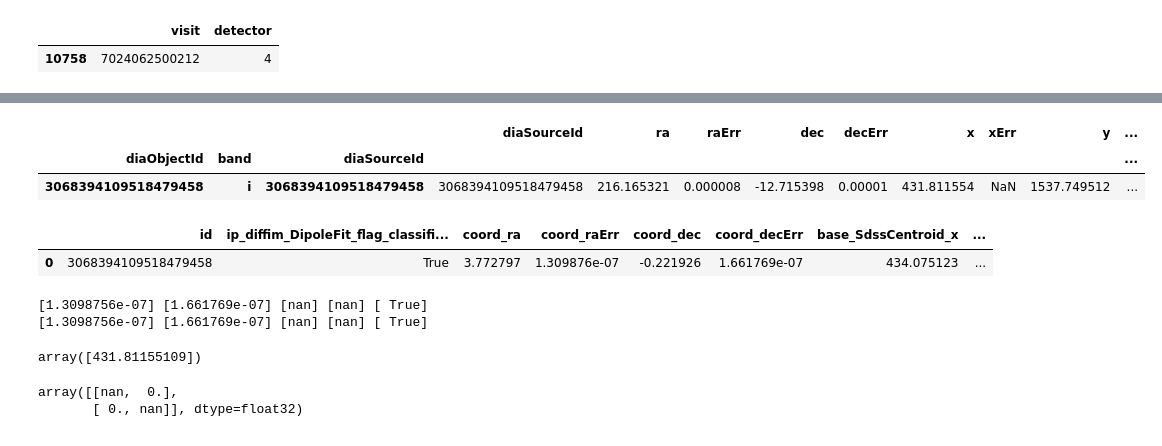
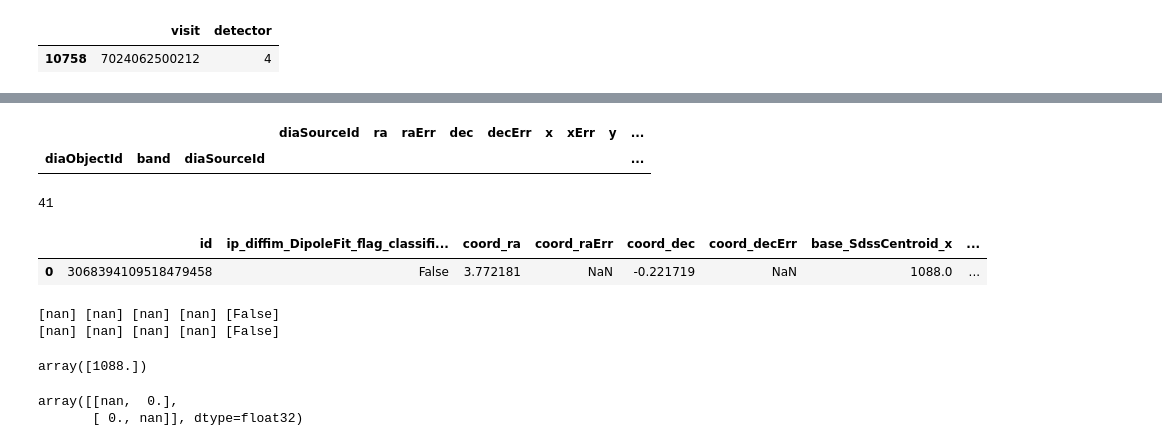
Before and after one commit to lsst-sitcom/notebooks_dia, a Jupyter notebook: DM-46125.ipynb, the cells around one changed output, grey strips where cells are left out. Drawn from its saved outputs; the diff is of its cells as text; code cells hidden in the pictures.

```diff
--- a/DM-46125.ipynb
+++ b/DM-46125.ipynb
@@ -684,24 +764,27 @@ src4_field
 # %%
 # creating a minimal example
 # this is an example where xErr and yErr are NaN, but raErr and decErr are not NaN
 import lsst.daf.butler as dafButler
 
 repo = 'embargo_or4'
 instrument = 'LSSTComCamSim'
-pp_collections = ['LSSTComCamSim/prompt/output-2024-06-25', 'LSSTComCamSim/prompt/output-2024-06-26', 'LSSTComCamSim/prompt/output-2024-06-27']
+# pp_collections = ['LSSTComCamSim/prompt/output-2024-06-25', 'LSSTComCamSim/prompt/output-2024-06-26', 'LSSTComCamSim/prompt/output-2024-06-27']
+pp_collections = 'u/sullii/DM-46333/OR4/regionLevel11_centroidFix2'
 pp_butler = dafButler.Butler(repo, collections=pp_collections, instrument=instrument)
-
 data1= {'detector': 3, 'visit': 7024062500190}
 src_via_butler = pp_butler.get('goodSeeingDiff_assocDiaSrc', dataId=data1)
 src_cand_via_butler = pp_butler.get('goodSeeingDiff_candidateDiaSrc', dataId=data1)
 src_prefilter_via_butler = pp_butler.get('goodSeeingDiff_diaSrc', dataId=data1)
 
 single_butler_src = src_via_butler[src_via_butler['diaSourceId'] == 3068394109518479458]
 single_butler_cand_src = src_cand_via_butler[src_cand_via_butler['id'] == 3068394109518479458]
 single_butler_prefilter_src = src_prefilter_via_butler[src_prefilter_via_butler['id'] == 3068394109518479458]
 
 single_butler_src[['diaSourceId', 'ra', 'raErr', 'dec', 'decErr', 'x', 'xErr', 'y', 'yErr', 'psfFlux', 'band', 'isDipole', 'centroid_flag', 'apFlux_flag', 'psfFlux_flag', 'forced_PsfFlux_flag', 'shape_flag']]
 # %% [output]
 |  |  |  | diaSourceId | ra | raErr | dec | decErr | x | xErr | y | ... |
 | diaObjectId | band | diaSourceId |  |  |  |  |  |  |  |  | ... |
-| 3068394109518479458 | i | 3068394109518479458 | 3068394109518479458 | 216.165321 | 0.000008 | -12.715398 | 0.00001 | 431.811554 | NaN | 1537.749512 | ... |
+# %%
+len(src_via_butler)
+# %% [output]
+41
@@ -713,7 +798,7 @@ single_butler_cand_src_df = pd.DataFrame(data)
 single_butler_cand_src_df[['id', 'ip_diffim_DipoleFit_flag_classification', 'coord_ra', 'coord_raErr', 'coord_dec', 'coord_decErr', 'base_SdssCentroid_x', 'base_SdssCentroid_xErr', 'base_SdssCentroid_y', 'base_SdssCentroid_yErr', 'base_PsfFlux_instFlux']]
 # %% [output]
 |  | id | ip_diffim_DipoleFit_flag_classifi... | coord_ra | coord_raErr | coord_dec | coord_decErr | base_SdssCentroid_x | ... |
-| 0 | 3068394109518479458 | True | 3.772797 | 1.309876e-07 | -0.221926 | 1.661769e-07 | 434.075123 | ... |
+| 0 | 3068394109518479458 | False | 3.772181 | NaN | -0.221719 | NaN | 1088.0 | ... |
 # %%
 # x and y are nan, ok - how does ra,dec not be nan
 print(single_butler_cand_src['coord_raErr'], single_butler_cand_src['coord_decErr'],
@@ -721,12 +806,12 @@ print(single_butler_cand_src['coord_raErr'], single_butler_cand_src['coord_decEr
 print(single_butler_prefilter_src['coord_raErr'], single_butler_prefilter_src['coord_decErr'],
       single_butler_prefilter_src.getIxx(), single_butler_prefilter_src.getIyy(), single_butler_prefilter_src['ip_diffim_DipoleFit_flag_classification'])
 # %% [output]
-[1.3098756e-07] [1.661769e-07] [nan] [nan] [ True]
-[1.3098756e-07] [1.661769e-07] [nan] [nan] [ True]
+[nan] [nan] [nan] [nan] [False]
+[nan] [nan] [nan] [nan] [False]
 # %%
 single_butler_prefilter_src.getX()
 # %% [output]
-array([431.81155109])
+array([1088.])
 # %%
 slot = single_butler_prefilter_src.getCentroidSlot()
 slot.getErrKey().get(single_butler_prefilter_src[0])
```
Also changed, not shown: parts of 43 cells of this notebook.
